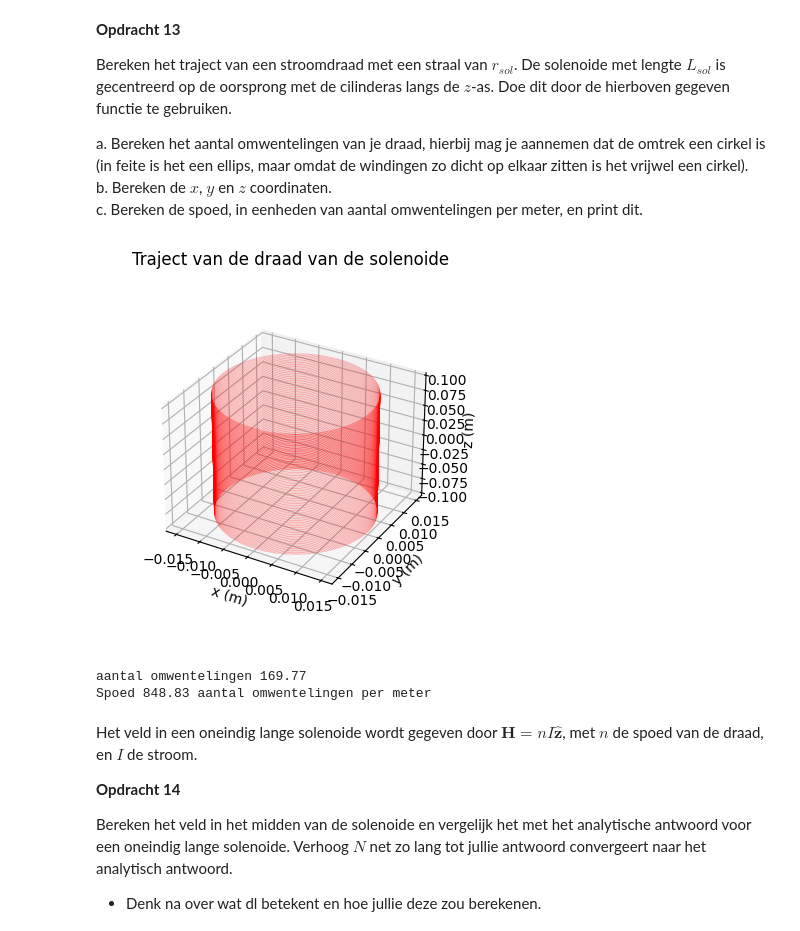
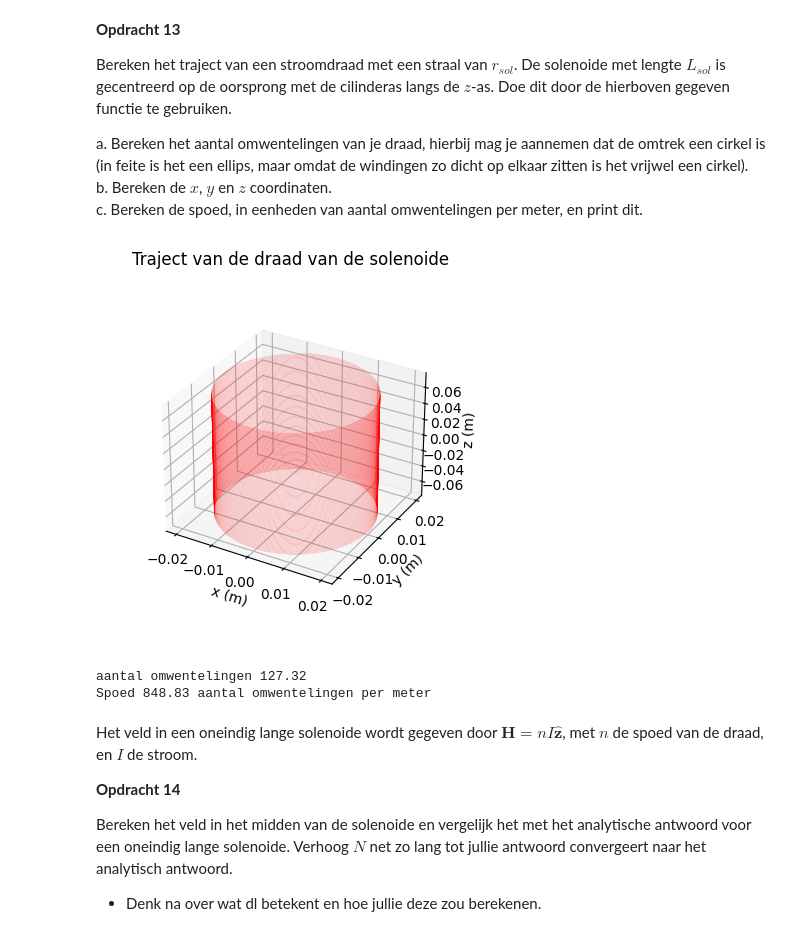
Before and after one commit to thaak123/THAAK-opdrachten-DEF-D, a Jupyter notebook: 2KrachtactuatorOpdracht/2KrachtactuatorOpdracht/KrachtactuatorOpdracht.ipynb, the cells around one changed output. Drawn from its saved outputs; the diff is of its cells as text; code cells hidden in the pictures.

```diff
--- a/2KrachtactuatorOpdracht/2KrachtactuatorOpdracht/KrachtactuatorOpdracht.ipynb
+++ b/2KrachtactuatorOpdracht/2KrachtactuatorOpdracht/KrachtactuatorOpdracht.ipynb
@@ -522,32 +524,32 @@ b. Bereken de $x$, $y$ en $z$ coordinaten.\
 c. Bereken de spoed, in eenheden van aantal omwentelingen per meter, en print dit.
 # %%
 l_draad = 16 # Lengte draad
-r_sol = 0.015 # Straal solenoide
-L_sol = 0.20 # Lengte solenoide
+r_sol = 0.02 # Straal solenoide
+L_sol = 0.15 # Lengte solenoide
 
 aantal_omwentelingen = l_draad / (2 * np.pi * r_sol)
 
 N = int(aantal_omwentelingen) * 100 # Aantal wikkeling
 
 spoed = aantal_omwentelingen / L_sol
 
 #berekenen x, y, z
 x, y, z = parametrisatie(N, r_sol, aantal_omwentelingen, L_sol)
 
 # Enkele plots
 ax=plt.figure().add_subplot(projection='3d')
 plt.title('Traject van de draad van de solenoide')
 plt.plot(x, y, z, '-r', linewidth=0.1)
 ax.set_box_aspect(aspect=None, zoom=0.8)
 ax.set_xlabel('x (m)'), ax.set_ylabel('y (m)'), ax.set_zlabel('z (m)')
 plt.show()
 
 #printen van waardes
 print(f"aantal omwentelingen {round(aantal_omwentelingen,2)}")
 print(f"Spoed {round(spoed,2)} aantal omwentelingen per meter")
 # %% [output]
-[figure, old version]
+[figure, new version]
-aantal omwentelingen 169.77
+aantal omwentelingen 127.32
 Spoed 848.83 aantal omwentelingen per meter
 # %% [markdown]
 Het veld in een oneindig lange solenoide wordt gegeven door $\mathbf{H} = n I \hat{\mathbf{z}}$, met $n$ de spoed van de draad, en $I$ de stroom.
```
Also changed, not shown: parts of 11 cells of this notebook.
